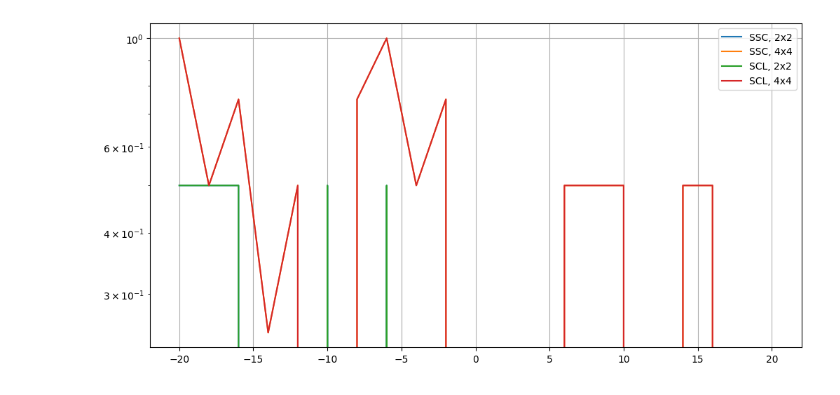
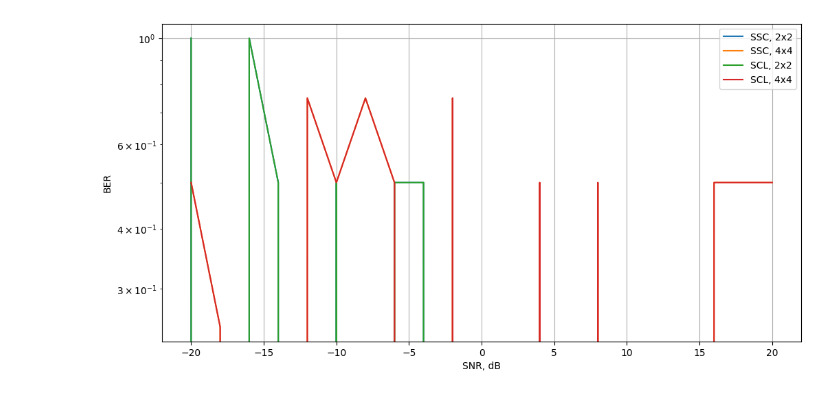
Before and after one commit to melat0n1n/Polar-Codes-With-Large-Kernels, a Jupyter notebook: project.ipynb, the cells around one changed output. Drawn from its saved outputs; the diff is of its cells as text; code cells hidden in the pictures.

Commit message:
add bpsk+awgn

```diff
--- a/project.ipynb
+++ b/project.ipynb
@@ -24,6 +24,21 @@ def ber_calculation(sent_mes, received_mes):
         if sent_mes[i] != received_mes[i]:
             num_errors += 1
     return num_errors / len(sent_mes)
+# %%
+def bpsk_modulation(signal):
+    modulated_signal = []
+    for i in signal:
+        modulated_signal.append(np.where(i > 0, 1, -1))
+    return modulated_signal
+
+def bpsk_demodulation(signal):
+    demodulated_signal = []
+    for i in signal:
+        demodulated_signal.append(np.where(i > 0, 1, 0))
+    return demodulated_signal
+# %%
+def awgn_generator(snr, signal_len):
+    return np.random.randn(signal_len)*(1 / np.sqrt(2 * 10 ** (snr / 10)))
 # %%
 ssc_decoder_2_ber = []
 ssc_decoder_4_ber = []
@@ -39,15 +54,15 @@ for n in [1, 2]:
         channel = BpskAwgnChannel(snr)
         polar_code = PolarCode(n=n, K=K, construction_method='PW', channel=channel)
         u_message = np.asarray([0 if np.random.random_sample() > 0.5 else 1 for _ in range(0, K)], dtype='uint8')
-        #u_message = np.array([0, 0, 0, 1, 0, 1, 1, 1], np.int8)
+        # encoding
         G = kernel(n)
         x_message = encoding(u_message, G)
-        #x_message = polar_code.encode(u_message)
+        # modulation + transmission
+        x_message_modulated = bpsk_modulation(x_message)
+        transmission_in_channel = x_message_modulated + awgn_generator(snr, len(x_message_modulated))
+        y_message = bpsk_demodulation(transmission_in_channel)
 
-        to_message = channel.modulate(x_message)
-        from_message = channel.transmit(to_message)
-        y_message = channel.demodulate(from_message)
-
+        # decoding
         if n == 1:
             ssc_u_dec_message = polar_code.decode(y_message, decoding_method='SSC')
             ssc_decoder_2_ber.append(ber_calculation(u_message, ssc_u_dec_message))
@@ -61,14 +76,17 @@ for n in [1, 2]:
 # %%
 plt.figure(figsize=(12, 6))
 
 plt.plot(SNR_array, ssc_decoder_2_ber, label = 'SSC, 2x2')
 plt.plot(SNR_array, ssc_decoder_4_ber, label = 'SSC, 4x4')
 plt.plot(SNR_array, scl_decoder_2_ber, label = 'SCL, 2x2')
 plt.plot(SNR_array, scl_decoder_4_ber, label = 'SCL, 4x4')
 
+plt.xlabel('SNR, dB')
+plt.ylabel('BER')
+
 plt.yscale('log')
 plt.legend()
 plt.grid()
 plt.show()
 # %% [output]
-[figure, old version]
+[figure, new version]
```
